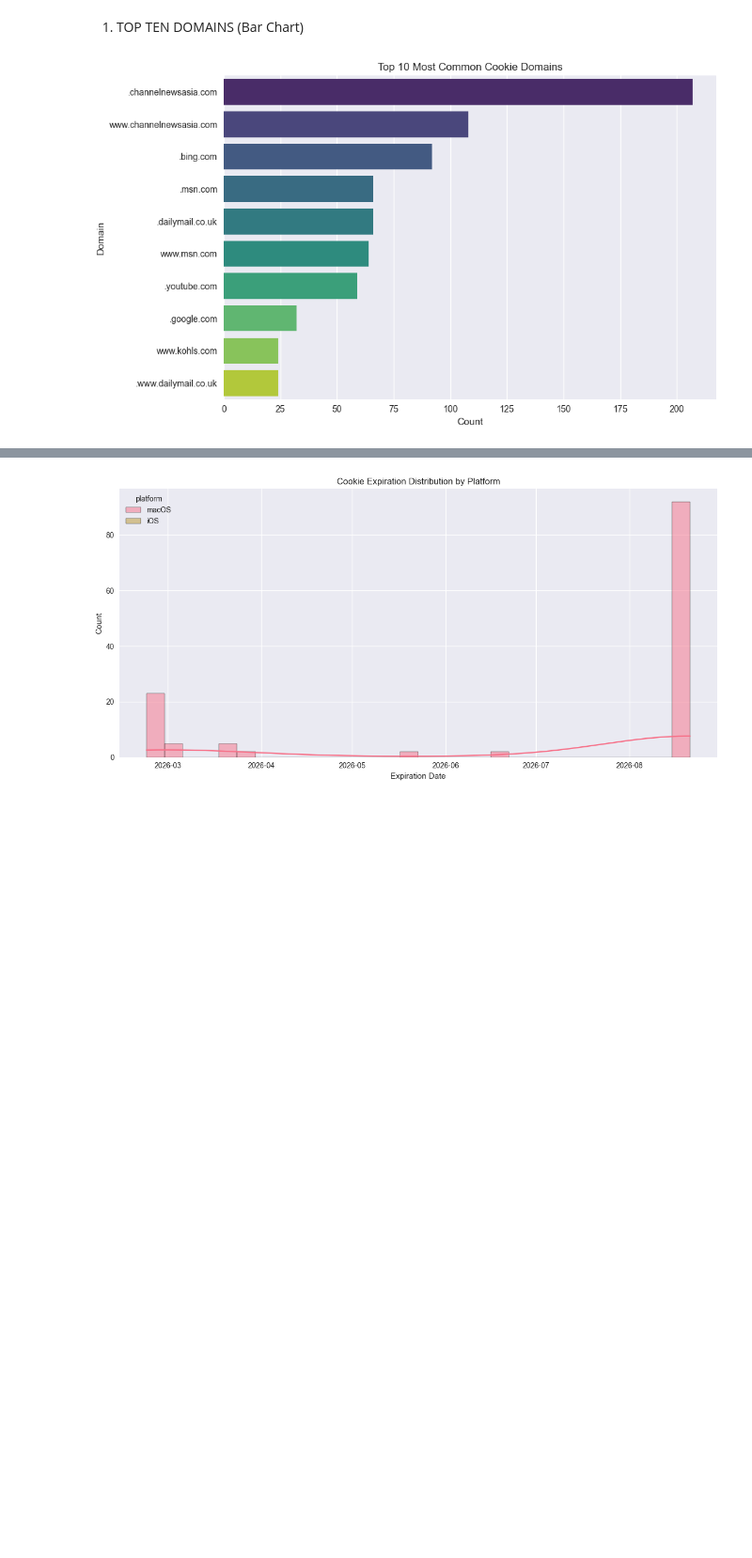
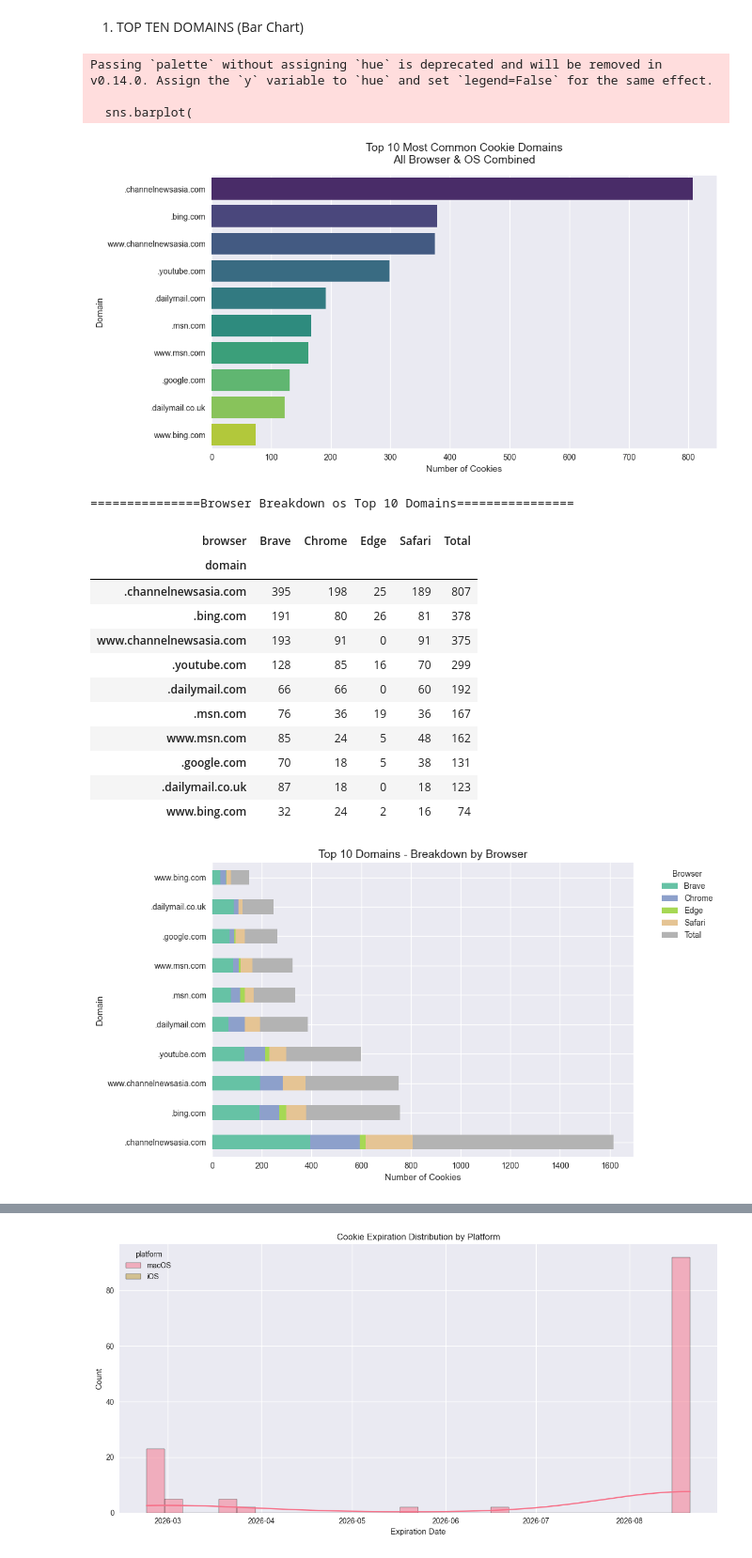
Before and after one commit to J-Yhwh/browse-track-analyze, a Jupyter notebook: notebook/eda.ipynb, the cells around one changed output, grey strips where cells are left out. Shown at 94% size. Drawn from its saved outputs; the diff is of its cells as text; code cells hidden in the pictures; blank space fills up the shorter version.

```diff
--- a/notebook/eda.ipynb
+++ b/notebook/eda.ipynb
@@ -74,22 +210,79 @@ Name: count, dtype: int64
 # %% [markdown]
 1. TOP TEN DOMAINS (Bar Chart)
 # %%
-# Horizontal bar chart displaying the top ten most recurrent cookie domains
-top_domains = combined['domain'].value_counts().head(10)
+import matplotlib.pyplot as plt
+import seaborn as sns
 
-plt.figure(figsize=(10, 6))
+
+# Cleaning up data
+df_clean = df.dropna(subset=['domain']).copy()
+
+# Get Top 10 Domain acrosss all browsers & OS platforms
+top_domains = df['domain'].value_counts().head(10)
+
+# Plot Horizontal bar chart
+plt.figure(figsize=(11, 6))
 sns.barplot(
     x=top_domains.values,
     y=top_domains.index,
-    hue=top_domains.index,
     palette='viridis',
-    legend=False
 )
-plt.title('Top 10 Most Common Cookie Domains')
-plt.xlabel('Count')
+plt.title("Top 10 Most Common Cookie Domains\nAll Browser & OS Combined", fontsize=14, pad=15)
+plt.xlabel('Number of Cookies')
 plt.ylabel('Domain')
 plt.tight_layout()
 plt.show()
+
+# Browser breakdown for those Top 10 Domains
+print("\n===============Browser Breakdown os Top 10 Domains================\n")
+
+filtered = df_clean[df_clean['domain'].isin(top_domains.index)]
+
+breakdown = (
+    filtered
+    .groupby(['domain', 'browser'], observed=True)
+    .size()
+    .unstack(fill_value=0)
+)
+
+# Additional column for clarity
+breakdown = breakdown.reindex(top_domains.index)
+
+breakdown['Total'] = breakdown.sum(axis=1)
+
+display(breakdown)
+
+# Stacked bar chart for visual breakdown
+breakdown_plot = breakdown.drop(columns=['Total'])
+breakdown.plot(
+    kind='barh',
+    stacked=True,
+    figsize=(11,6),
+    colormap='Set2'
+)
+plt.title("Top 10 Domains - Breakdown by Browser", fontsize=14)
+plt.xlabel("Number of Cookies")
+plt.ylabel("Domain")
+plt.legend(title='Browser', bbox_to_anchor=(1.05, 1), loc='upper left')
+plt.tight_layout()
+plt.show()
 # %% [output]
+Passing `palette` without assigning `hue` is deprecated and will be removed in v0.14.0. Assign the `y` variable to `hue` and set `legend=False` for the same effect.
+
+  sns.barplot(
-[figure, old version]
+[figure, new version]
+===============Browser Breakdown os Top 10 Domains================
+| browser | Brave | Chrome | Edge | Safari | Total |
+| domain |  |  |  |  |  |
+| .channelnewsasia.com | 395 | 198 | 25 | 189 | 807 |
+| .bing.com | 191 | 80 | 26 | 81 | 378 |
+| www.channelnewsasia.com | 193 | 91 | 0 | 91 | 375 |
+| .youtube.com | 128 | 85 | 16 | 70 | 299 |
+| .dailymail.com | 66 | 66 | 0 | 60 | 192 |
+| .msn.com | 76 | 36 | 19 | 36 | 167 |
+| www.msn.com | 85 | 24 | 5 | 48 | 162 |
+| .google.com | 70 | 18 | 5 | 38 | 131 |
+| .dailymail.co.uk | 87 | 18 | 0 | 18 | 123 |
+| www.bing.com | 32 | 24 | 2 | 16 | 74 |
+[figure, added]
 # %% [markdown]
```
Also changed, not shown: parts of 7 cells of this notebook.
